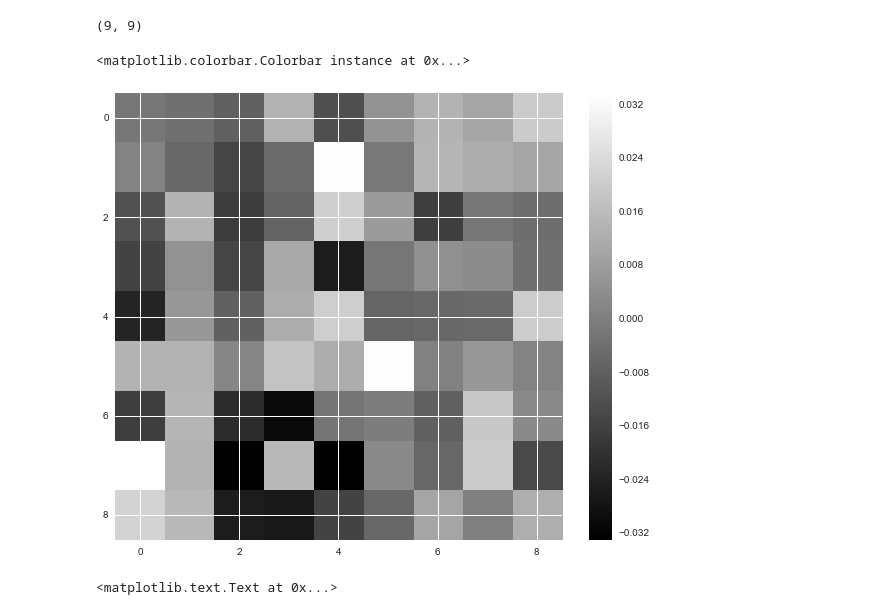
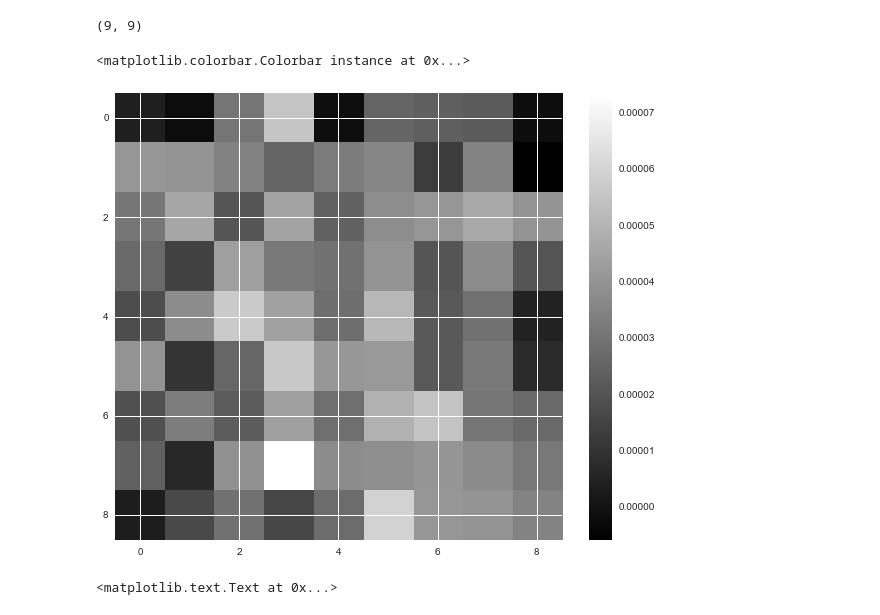
Before and after one commit to baccuslab/deep-retina, a Jupyter notebook: python/train.ipynb, the cells around one changed output. Drawn from its saved outputs; the diff is of its cells as text; code cells hidden in the pictures.

```diff
--- a/python/train.ipynb
+++ b/python/train.ipynb
@@ -433,6 +415,6 @@ ImportError: cannot import name polyutils
 # %%
 model = init_two_layer_convnet(input_shape=X[0].shape, num_classes=1, filter_size=9,
-                               num_filters=16, weight_scale=10e-5) # weight_scale=0.015
+                               num_filters=16, weight_scale=10e-2, weight_obs=X_sta.flat) # weight_scale=0.015, 10e-5
 # %% [markdown]
 ### Work on subset of the total data
 # %%
@@ -535,11 +518,11 @@ model['W1'][0][30].shape
 # %% [output]
 (9, 9)
 # %%
-imshow(model['W1'][5][30])
+imshow(model['W1'][3][30])
 colorbar()
 # %% [output]
 <matplotlib.colorbar.Colorbar instance at 0x...>
-[figure, old version]
+[figure, new version]
 # %%
 # Plot the loss function and train / validation accuracies
 plt.subplot(2, 1, 1)
```
Also changed, not shown: parts of 2 cells of this notebook, 5 other files.
